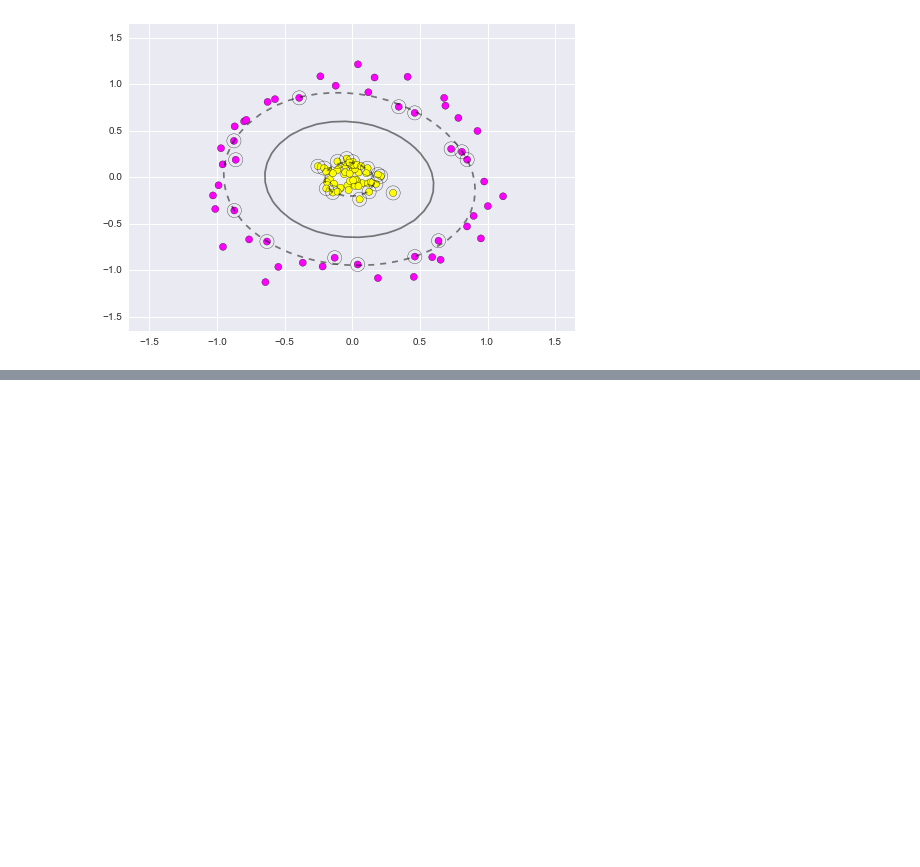
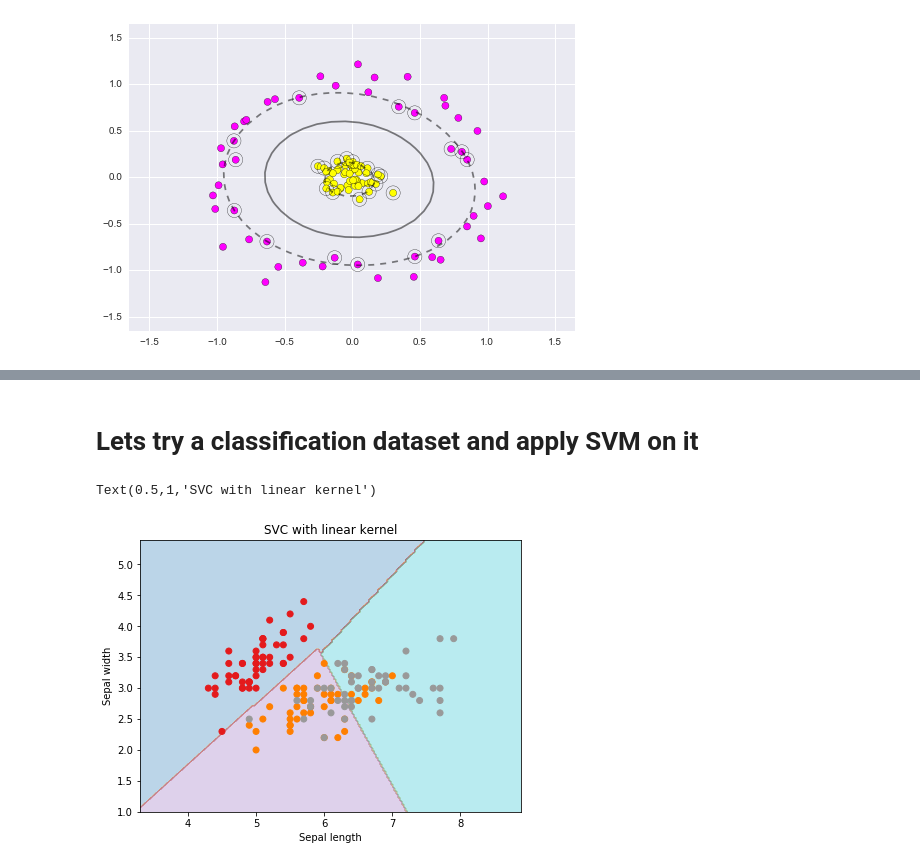
Before and after one commit to biswagsingh/skleardemo, a Jupyter notebook: 03.1-Classification-SVMs.ipynb, the cells around one changed output, grey strips where cells are left out. Drawn from its saved outputs; the diff is of its cells as text; code cells hidden in the pictures; blank space fills up the shorter version.

```diff
--- a/03.1-Classification-SVMs.ipynb
+++ b/03.1-Classification-SVMs.ipynb
@@ -189,0 +185,2 @@ We'll leave SVMs for the time being and take a look at another classification al
+# %% [markdown]
+# Lets try a classification dataset and apply SVM on it
@@ -189,0 +193,32 @@ We'll leave SVMs for the time being and take a look at another classification al
+# %%
+iris = datasets.load_iris()
+X = iris.data[:, :2] # we only take the first two features.
+y = iris.target
+# %%
+# Plot resulting Support Vector boundaries with original data
+# Create fake input data for prediction that we will use for plotting
+# create a mesh to plot in
+x_min, x_max = X[:, 0].min() - 1, X[:, 0].max() + 1
+y_min, y_max = X[:, 1].min() - 1, X[:, 1].max() + 1
+h = (x_max / x_min)/100
+xx, yy = np.meshgrid(np.arange(x_min, x_max, h),
+ np.arange(y_min, y_max, h))
+X_plot = np.c_[xx.ravel(), yy.ravel()]
+# %%
+# Create the SVC model object
+C = 1.0 # SVM regularization parameter
+svc = svm.SVC(kernel='linear', C=C, decision_function_shape='ovr').fit(X, y)
+Z = svc.predict(X_plot)
+Z = Z.reshape(xx.shape)
+# %%
+plt.figure(figsize=(15, 5))
+plt.subplot(121)
+plt.contourf(xx, yy, Z, cmap=plt.cm.tab10, alpha=0.3)
+plt.scatter(X[:, 0], X[:, 1], c=y, cmap=plt.cm.Set1)
+plt.xlabel('Sepal length')
+plt.ylabel('Sepal width')
+plt.xlim(xx.min(), xx.max())
+plt.title('SVC with linear kernel')
+# %% [output]
+Text(0.5,1,'SVC with linear kernel')
+[figure, added]
```
Also changed, not shown: parts of 9 cells of this notebook, 1 other file.
